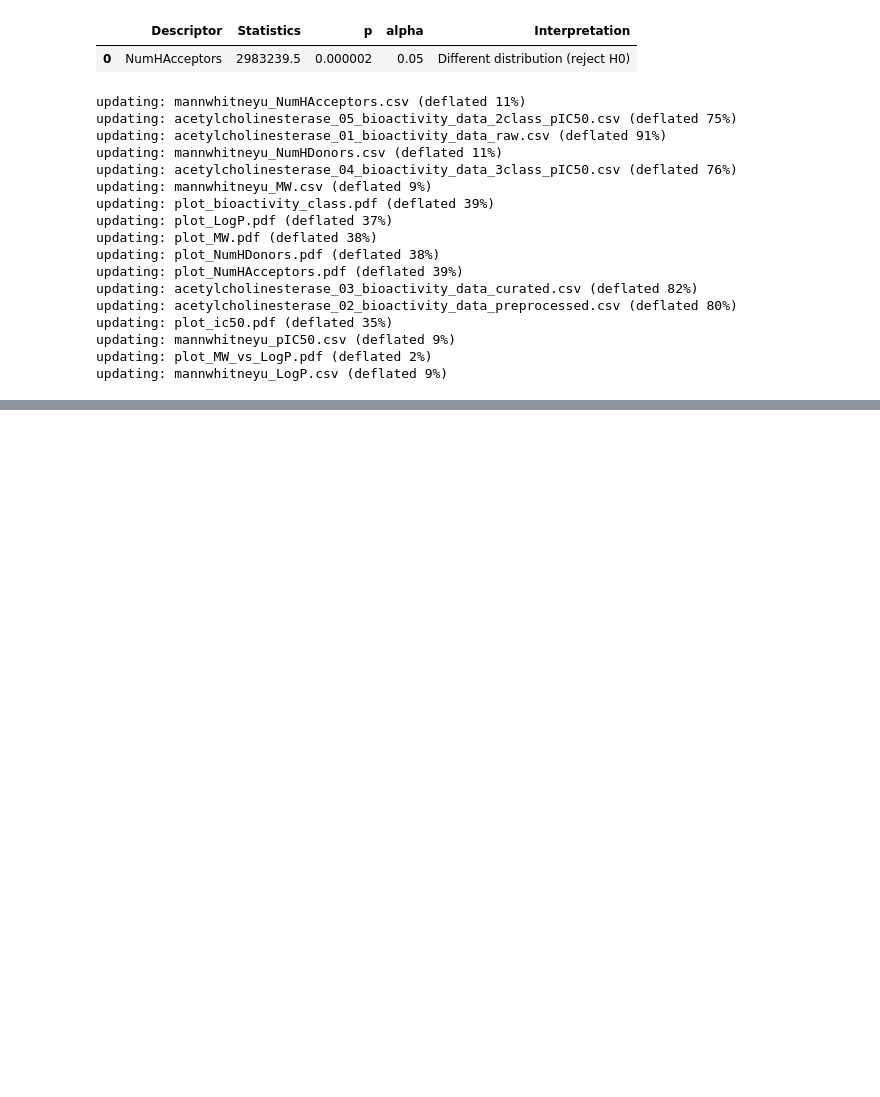
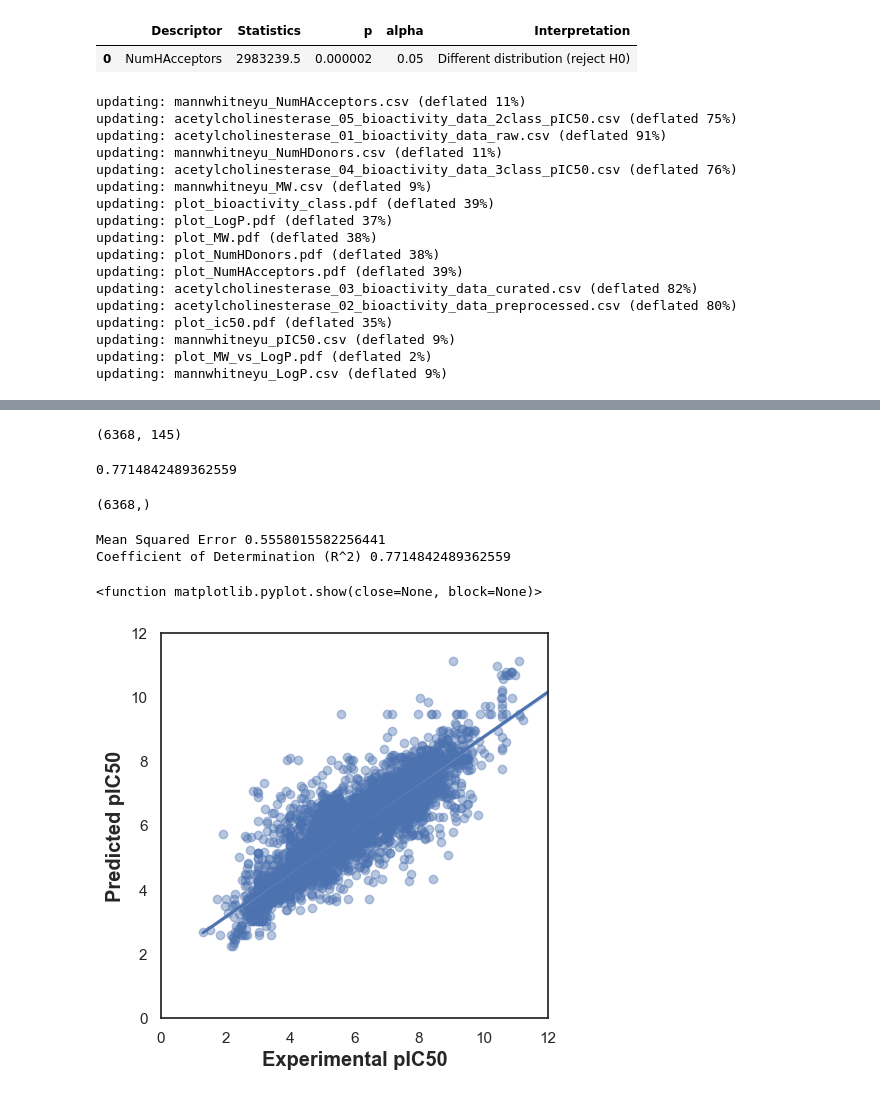
Before and after one commit to Akshat-shah05/Acetylcholinesterase-Drug-Discovery, a Jupyter notebook: DrugDiscovery.ipynb, the cells around one changed output, grey strips where cells are left out. Drawn from its saved outputs; the diff is of its cells as text; code cells hidden in the pictures; blank space fills up the shorter version.

Commit message:
Variance, Model Completion, Model Comparisons

```diff
--- a/DrugDiscovery.ipynb
+++ b/DrugDiscovery.ipynb
@@ -576,0 +782,3 @@ updating: mannwhitneyu_LogP.csv (deflated 9%)
+# %%
+Y = df6['pIC50']
+Y
@@ -576,0 +806,5 @@ updating: mannwhitneyu_LogP.csv (deflated 9%)
+# %%
+from sklearn.feature_selection import VarianceThreshold
+from sklearn.metrics import mean_squared_error, r2_score
+selection = VarianceThreshold(threshold=(.8 * (1 - .8)))
+X = selection.fit_transform(X)
@@ -576,0 +813,37 @@ updating: mannwhitneyu_LogP.csv (deflated 9%)
+# %%
+X.shape
+# %% [output]
+(6368, 145)
+# %%
+np.random.seed(100)
+model = RandomForestRegressor(n_estimators=500)
+model.fit(X, Y)
+r2 = model.score(X, Y)
+r2
+# %% [output]
+0.7714842489362559
+# %%
+Y_pred = model.predict(X)
+Y_pred.shape
+# %% [output]
+(6368,)
+# %%
+print("Mean Squared Error", mean_squared_error(Y, Y_pred))
+print("Coefficient of Determination (R^2)", r2_score(Y, Y_pred))
+# %% [output]
+Mean Squared Error 0.5558015582256441
+Coefficient of Determination (R^2) 0.7714842489362559
+# %%
+sns.set(color_codes=True)
+sns.set_style("white")
+
+ax = sns.regplot(x=Y, y=Y_pred, scatter_kws={'alpha':0.4})
+ax.set_xlabel('Experimental pIC50', fontsize='large', fontweight='bold')
+ax.set_ylabel('Predicted pIC50', fontsize='large', fontweight='bold')
+ax.set_xlim(0, 12)
+ax.set_ylim(0, 12)
+ax.figure.set_size_inches(5, 5)
+plt.show
+# %% [output]
+<function matplotlib.pyplot.show(close=None, block=None)>
+[figure, added]
```
Also changed, not shown: parts of 33 cells of this notebook.
